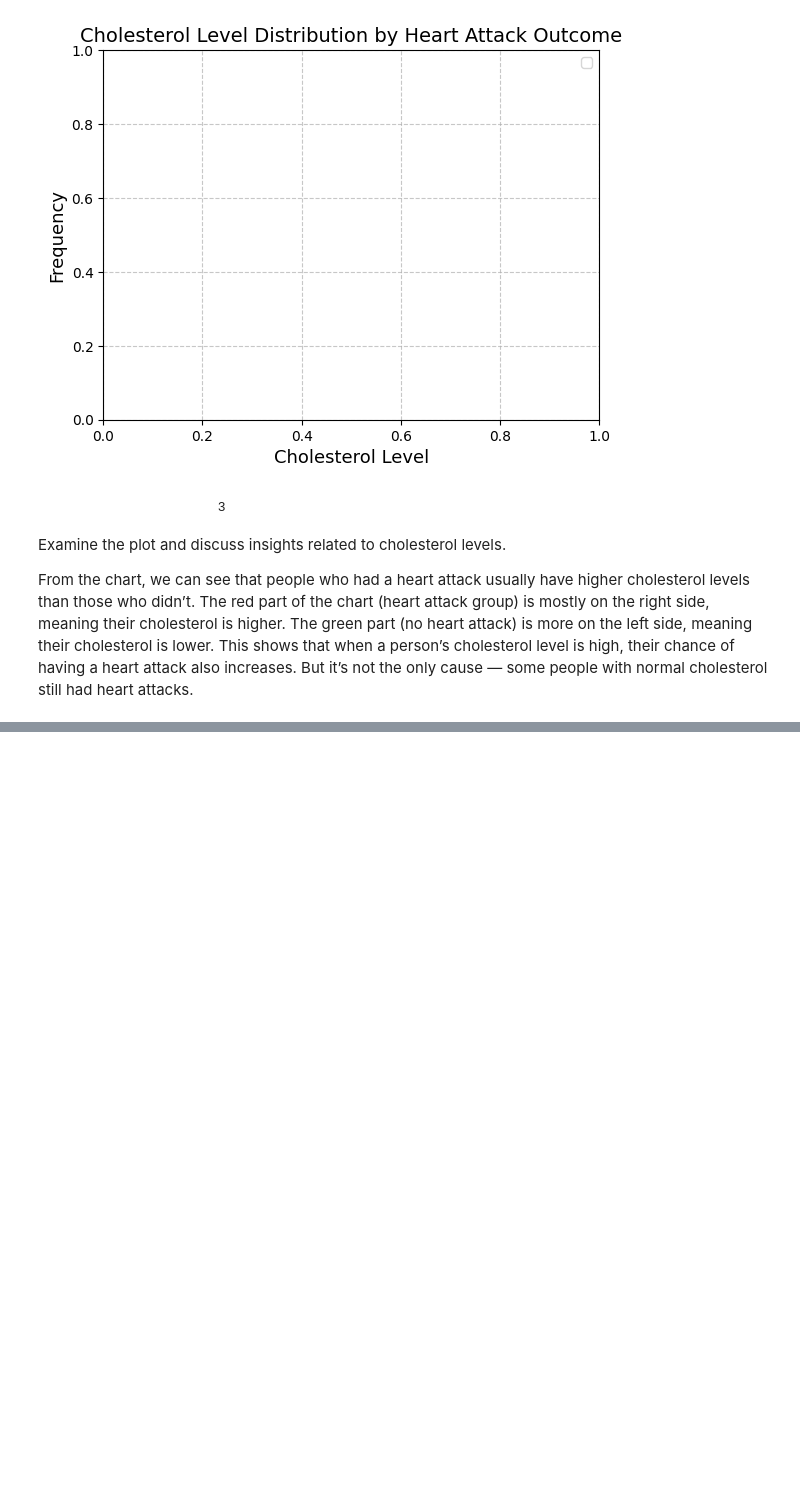
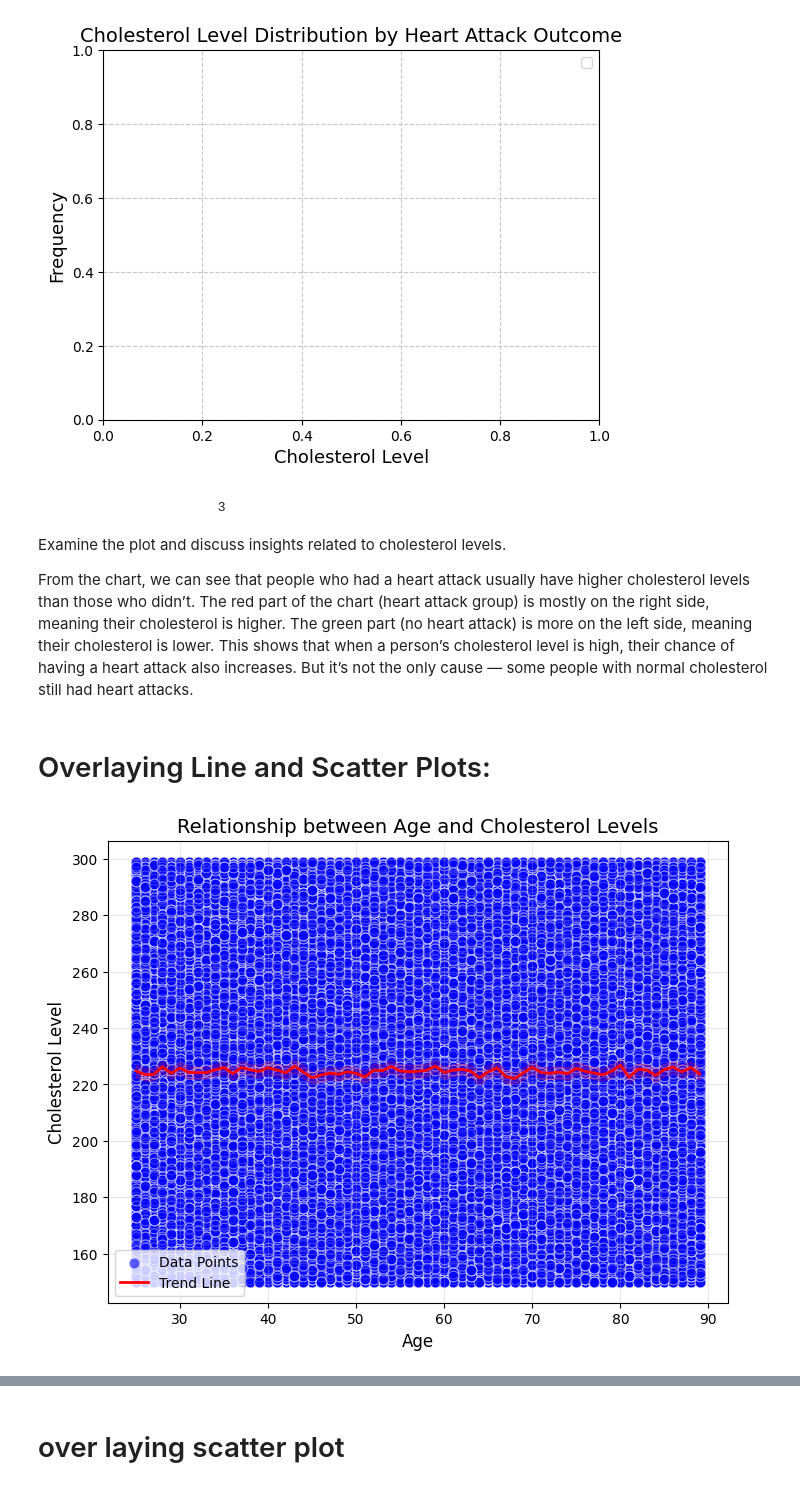
Before and after one commit to Oakdavid/heart_attack_data_analysis, a Jupyter notebook: assignment1.ipynb, the cells around one changed output, grey strips where cells are left out. Saved outputs shown, nothing was run; the diff lists cells and outputs as text; code cells hidden in the pictures; blank space fills up the shorter version.

Commit message:
relationship bet cholesterol and age

```diff
--- a/assignment1.ipynb
+++ b/assignment1.ipynb
@@ -77,6 +77,36 @@ The red part of the chart (heart attack group) is mostly on the right side, mean
 The green part (no heart attack) is more on the left side, meaning their cholesterol is lower.
 This shows that when a person’s cholesterol level is high, their chance of having a heart attack also increases.
 But it’s not the only cause — some people with normal cholesterol still had heart attacks.
+# %% [markdown]
+# Overlaying Line and Scatter Plots:
+# %%
+
+#                                  1
+#  Overlay a scatter plot and a line plot to show the
+# relationship between two variables (e.g., age vs. cholesterol levels).
+
+# fig, ax = plt.subplots(1, 2, figsize=(14, 6))
+
+# Scatter and Line Plot Example
+plt.figure(figsize=(8, 6))
+
+# Scatter plot for Age vs Cholesterol_Level
+sns.scatterplot(data=df, x="Age", y="Cholesterol_Level", color="blue", s=60, alpha=0.6, label="Data Points")
+
+# Line plot (showing trend)
+sns.lineplot(data=df, x="Age", y="Cholesterol_Level", color="red", linewidth=2, label="Trend Line")
+
+# Add labels and title
+plt.title("Relationship between Age and Cholesterol Levels", fontsize=14)
+plt.xlabel("Age", fontsize=12)
+plt.ylabel("Cholesterol Level", fontsize=12)
+plt.legend()
+plt.grid(True, alpha=0.3)
+
+# Show plot
+plt.show()
+# %% [output]
+[figure, added]
 # %% [markdown]
 Overlaying Line and Scatter Plots:
 
@@ -99,3 +130,5 @@ Advanced Bar Chart with Seaborn and Matplotlib:
 Create an advanced bar chart comparing cholesterol levels across different categories (e.g., gender, smoking status).
 Add custom error bars to the bars and include data labels on the bars.
 Use Matplotlib for further customization, such as adjusting bar width and colors.
+# %% [markdown]
+# over laying scatter plot
```
